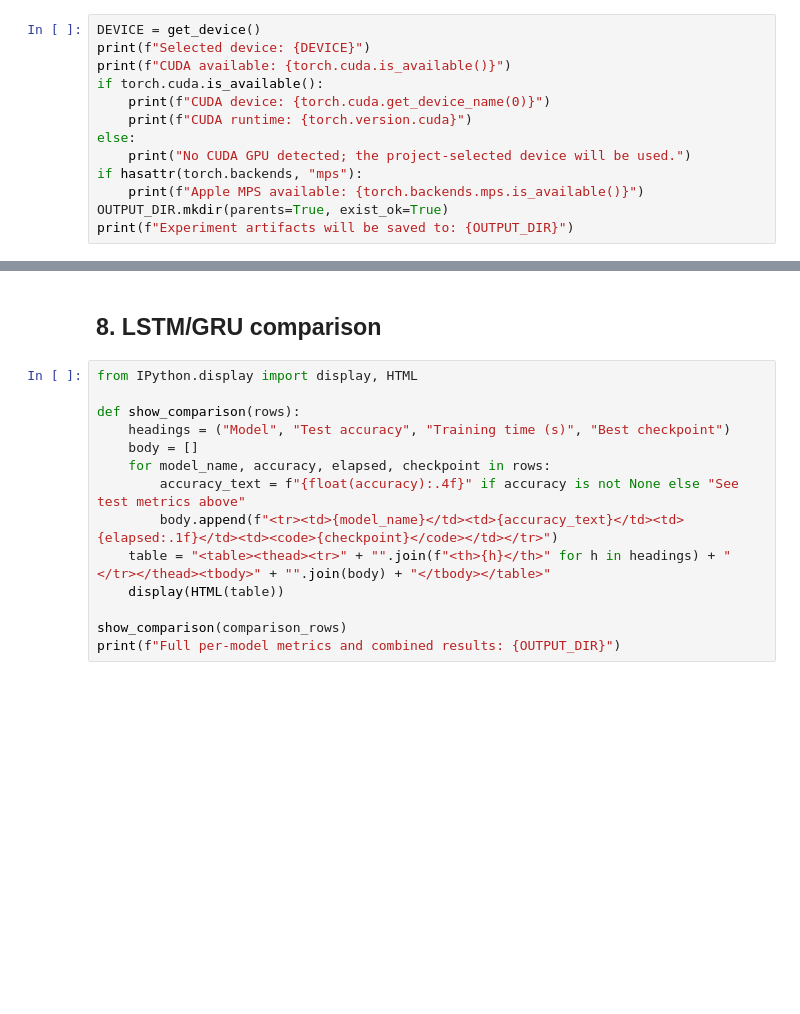
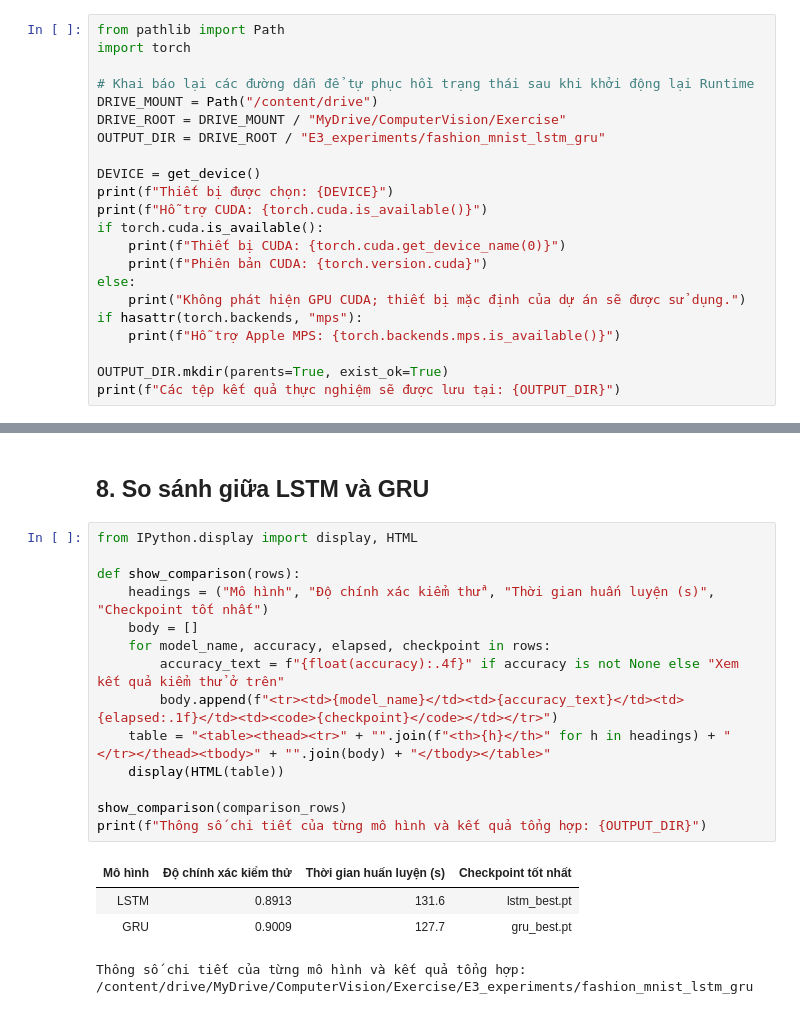
Before and after one commit to hoctran19-cyber/deep-learning-computer-vision-co5085, a Jupyter notebook: E3/notebooks/e3_experiment.ipynb, the cells around one changed output, grey strips where cells are left out. Drawn from its saved outputs; the diff is of its cells as text; blank space fills up the shorter version.

```diff
--- a/E3/notebooks/e3_experiment.ipynb
+++ b/E3/notebooks/e3_experiment.ipynb
@@ -193,13 +313,22 @@ print("Verified Fashion-MNIST train/validation/test counts.")
 # %%
+from pathlib import Path
+import torch
+
+# Khai báo lại các đường dẫn để tự phục hồi trạng thái sau khi khởi động lại Runtime
+DRIVE_MOUNT = Path("/content/drive")
+DRIVE_ROOT = DRIVE_MOUNT / "MyDrive/ComputerVision/Exercise"
+OUTPUT_DIR = DRIVE_ROOT / "E3_experiments/fashion_mnist_lstm_gru"
+
 DEVICE = get_device()
-print(f"Selected device: {DEVICE}")
-print(f"CUDA available: {torch.cuda.is_available()}")
+print(f"Thiết bị được chọn: {DEVICE}")
+print(f"Hỗ trợ CUDA: {torch.cuda.is_available()}")
 if torch.cuda.is_available():
-    print(f"CUDA device: {torch.cuda.get_device_name(0)}")
-    print(f"CUDA runtime: {torch.version.cuda}")
+    print(f"Thiết bị CUDA: {torch.cuda.get_device_name(0)}")
+    print(f"Phiên bản CUDA: {torch.version.cuda}")
 else:
-    print("No CUDA GPU detected; the project-selected device will be used.")
+    print("Không phát hiện GPU CUDA; thiết bị mặc định của dự án sẽ được sử dụng.")
 if hasattr(torch.backends, "mps"):
-    print(f"Apple MPS available: {torch.backends.mps.is_available()}")
+    print(f"Hỗ trợ Apple MPS: {torch.backends.mps.is_available()}")
+
 OUTPUT_DIR.mkdir(parents=True, exist_ok=True)
-print(f"Experiment artifacts will be saved to: {OUTPUT_DIR}")
+print(f"Các tệp kết quả thực nghiệm sẽ được lưu tại: {OUTPUT_DIR}")
@@ -297,16 +522,21 @@ print(f"\nAll checkpoints and histories saved in {OUTPUT_DIR}")
 # %% [markdown]
-## 8. LSTM/GRU comparison
+## 8. So sánh giữa LSTM và GRU
 # %%
 from IPython.display import display, HTML
 
 def show_comparison(rows):
-    headings = ("Model", "Test accuracy", "Training time (s)", "Best checkpoint")
+    headings = ("Mô hình", "Độ chính xác kiểm thử", "Thời gian huấn luyện (s)", "Checkpoint tốt nhất")
     body = []
     for model_name, accuracy, elapsed, checkpoint in rows:
-        accuracy_text = f"{float(accuracy):.4f}" if accuracy is not None else "See test metrics above"
+        accuracy_text = f"{float(accuracy):.4f}" if accuracy is not None else "Xem kết quả kiểm thử ở trên"
         body.append(f"<tr><td>{model_name}</td><td>{accuracy_text}</td><td>{elapsed:.1f}</td><td><code>{checkpoint}</code></td></tr>")
     table = "<table><thead><tr>" + "".join(f"<th>{h}</th>" for h in headings) + "</tr></thead><tbody>" + "".join(body) + "</tbody></table>"
     display(HTML(table))
 
 show_comparison(comparison_rows)
-print(f"Full per-model metrics and combined results: {OUTPUT_DIR}")
+print(f"Thông số chi tiết của từng mô hình và kết quả tổng hợp: {OUTPUT_DIR}")
+# %% [output]
+| Mô hình | Độ chính xác kiểm thử | Thời gian huấn luyện (s) | Checkpoint tốt nhất |
+| LSTM | 0.8913 | 131.6 | lstm_best.pt |
+| GRU | 0.9009 | 127.7 | gru_best.pt |
+Thông số chi tiết của từng mô hình và kết quả tổng hợp: /content/drive/MyDrive/ComputerVision/Exercise/E3_experiments/fashion_mnist_lstm_gru
```
Also changed, not shown: parts of 27 cells of this notebook, 1 other file.
